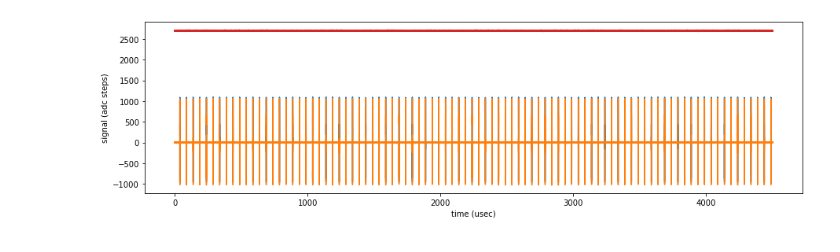
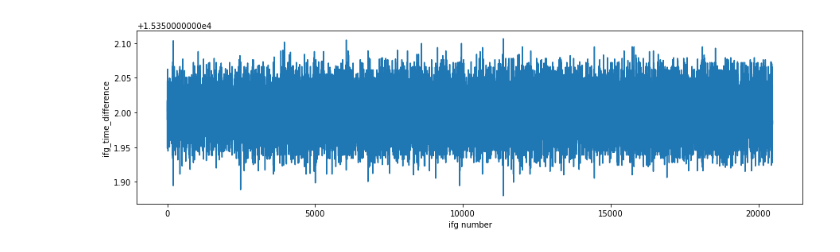
Before and after one commit to marcus-o/real_time_rfsoc_phase_correction, a Jupyter notebook: adjustable_pc_2ch/pynq/adjustable_phase_correction_2ch.ipynb, the cells around one changed output. Saved outputs shown, nothing was run; the diff lists cells and outputs as text; code cells hidden in the pictures.

```diff
--- a/adjustable_pc_2ch/pynq/adjustable_phase_correction_2ch.ipynb
+++ b/adjustable_pc_2ch/pynq/adjustable_phase_correction_2ch.ipynb
@@ -540,31 +753,23 @@ base.init_rf_clks()
 
 sampling_rate_in = 4915.2e6 / 8
 sampling_rate_after_hilbert = sampling_rate_in/2
-offset_freq = 20e3
 # should be a multiple of 512 (64*8)
 ifg_samples = int(sampling_rate_after_hilbert/offset_freq*0.95*0.95/512.)*512
 ifg_values = int(ifg_samples*2)
 
 # should be a multiple of 1024 (64*16)
-num_write_samples = int(27*512*10)*10
-# data type is 2*int16 (real+imag)
-num_write_values = int(num_write_samples*2)
-data_type = np.int16
+num_write_samples = int(1024*20)
+# data type is float32*4 (4 different quantities)
+num_write_values = int(num_write_samples*4)
+data_type = np.float32
 
 # allocates a ddr buffer
 result_mem = allocate(shape=(num_write_values,), dtype=data_type, target=base.ddr.ddr4_0)
 print('address, something wrong if not > 0x1000000000: ', hex(result_mem.physical_address))
 result_mem[:] = np.zeros(num_write_values, dtype=data_type)
 result_mem.flush()
-base.radio.writer_orig.write(base.radio.writer_orig.register_map.result_mem_offset_1.address, int(result_mem.physical_address & 0x00000000ffffffff))
-base.radio.writer_orig.write(base.radio.writer_orig.register_map.result_mem_offset_2.address, int(result_mem.physical_address/2**32))
-
-result_mem2 = allocate(shape=(num_write_values,), dtype=data_type, target=base.ddr.ddr4_0)
-print('address, something wrong if not > 0x1000000000: ', hex(result_mem2.physical_address))
-result_mem2[:] = np.zeros(num_write_values, dtype=data_type)
-result_mem2.flush()
-base.radio.writer_orig_2.write(base.radio.writer_orig_2.register_map.result_mem_offset_1.address, int(result_mem2.physical_address & 0x00000000ffffffff))
-base.radio.writer_orig_2.write(base.radio.writer_orig_2.register_map.result_mem_offset_2.address, int(result_mem2.physical_address/2**32))
+base.radio.writer_log.write(base.radio.writer_log.register_map.result_mem_offset_1.address, int(result_mem.physical_address & 0x00000000ffffffff))
+base.radio.writer_log.write(base.radio.writer_log.register_map.result_mem_offset_2.address, int(result_mem.physical_address/2**32))
 
 # needs to be large enough for at least one detuning plus the measure worker time (3500 clocks)
 # if the measurement starts at a bad moment, the delay until the first ifg also must fit
@@ -592,24 +797,23 @@ base.radio.dma_passer_2.write(base.radio.dma_passer_2.register_map.mem_r_offset_
 base.radio.dma_passer_2.write(base.radio.dma_passer_2.register_map.mem_r_offset_2.address, int(buffer_mem2.physical_address/2**32))
 base.radio.dma_passer_2.write(base.radio.dma_passer_2.register_map.num_samples.address, process_buffer_length)
 
-# configure measure worker and averager to the correct sample length and delay
+# configure measure worker and averager to the correct sample length
 base.radio.measure_worker.write(base.radio.measure_worker.register_map.num_samples.address, ifg_samples)
-base.radio.measure_worker.write(base.radio.measure_worker.register_map.delay_ch_2.address, 5)
-base.radio.measure_worker.write(base.radio.measure_worker.register_map.phase_mult_ch_2.address, 1)
-base.radio.trigger_worker.write(base.radio.trigger_worker.register_map.trig_val_sq.address, 500**2)
+base.radio.measure_worker.write(base.radio.measure_worker.register_map.delay_ch_2.address, delay_ch_2)
+base.radio.measure_worker.write(base.radio.measure_worker.register_map.phase_mult_ch_2.address, phase_mult_ch_2)
+base.radio.trigger_worker.write(base.radio.trigger_worker.register_map.trig_val_sq.address, trig_val**2)
 
-# configures averages (set demanded_avgs to 0 to avoid memory access but must set num_samples to avoid backpressure)
+# configures averages (set to 0 to avoid memory access)
 base.radio.pc_averager.write(base.radio.pc_averager.register_map.num_samples.address, ifg_samples)
 base.radio.pc_averager_2.write(base.radio.pc_averager_2.register_map.num_samples.address, ifg_samples)
 base.radio.pc_averager.write(base.radio.pc_averager.register_map.demanded_avgs.address, 0)
 base.radio.pc_averager_2.write(base.radio.pc_averager_2.register_map.demanded_avgs.address, 0)
 
-# tells writer_orig to write the result
-base.radio.writer_orig.write(base.radio.writer_orig.register_map.num_samples.address, int(num_write_samples))
-base.radio.writer_orig.write(base.radio.writer_orig.register_map.write_in.address, 1)
-
-base.radio.writer_orig_2.write(base.radio.writer_orig_2.register_map.num_samples.address, int(num_write_samples))
-base.radio.writer_orig_2.write(base.radio.writer_orig_2.register_map.write_in.address, 1)
+# set up num_samples (all must be set to at least 16 to avoid backpressure deadlock)
+# re-uses the other writer, which sends 16 samples at once; log also sends 16 samples per write
+# tells writer_log to write the result
+base.radio.writer_log.write(base.radio.writer_log.register_map.num_samples.address, num_write_values)
+base.radio.writer_log.write(base.radio.writer_log.register_map.write_in.address, 1)
 
 # turns on all writer ips (and auto restart) (all must be on to avoid backpressure deadlock)
 base.radio.pc_averager.write(base.radio.pc_averager.register_map.CTRL.address, 0x81)
@@ -623,43 +827,39 @@ base.radio.measure_worker.write(base.radio.measure_worker.register_map.CTRL.addr
 
 # turns on the data stream
 base.radio.input_passer_double.write(base.radio.input_passer_double.register_map.send.address, 1)
-while(base.radio.writer_orig.read(base.radio.writer_orig.register_map.write_out.address) < 1):
-    pass
-while(base.radio.writer_orig_2.read(base.radio.writer_orig_2.register_map.write_out.address) < 1):
+while(base.radio.writer_log.read(base.radio.writer_log.register_map.write_out.address) < 1):
     pass
 base.radio.input_passer_double.write(base.radio.input_passer_double.register_map.send.address, 0)
 
 result_mem.invalidate()
-result_mem2.invalidate()
 data = np.copy(result_mem)
-data2 = np.copy(result_mem2)
 
-del result_mem, result_mem2, buffer_mem, buffer_mem2
+del result_mem, buffer_mem, buffer_mem2
 
-data = data[::2] + 1j*data[1::2]
-data2 = data2[::2] + 1j*data2[1::2]
-
-time_vec = np.arange(0, num_write_samples)/sampling_rate_after_hilbert
-freq = np.fft.fftfreq(data.shape[0], d=time_vec[1]-time_vec[0])
+delta_times = data[::4]
+phases = data[1::4]
+center_freqs = data[2::4]
+spacers = data[3::4]
 
 plt.figure(figsize=(15,4))
-plt.plot(time_vec*1e6, np.real(data))
-plt.plot(time_vec*1e6, np.imag(data))
-plt.plot(time_vec*1e6, np.real(data2)+2.1*np.max(np.abs(data)))
-plt.plot(time_vec*1e6, np.imag(data2)+2.1*np.max(np.abs(data)))
-#plt.xlim([0, 1])
-plt.xlabel('time (usec)')
-plt.ylabel('signal (adc steps)')
+plt.plot(delta_times)
+#plt.xlim([-10, 1000])
+plt.xlabel('ifg number')
+plt.ylabel('ifg_time_difference')
 plt.show()
 
 plt.figure(figsize=(15,4))
-data_fft = np.fft.fft(data)
-data_fft2 = np.fft.fft(data2)
-plt.plot(freq*1e-6, np.abs(data_fft))
-plt.plot(freq*1e-6, np.abs(data_fft2)+1.1*np.max(np.abs(data_fft)))
-#plt.xlim([0, 1])
-plt.xlabel('freq (MHz)')
-plt.ylabel('signal (adc steps)')
+plt.plot(np.diff(np.unwrap(phases*np.pi))/np.pi)
+#plt.xlim([-10, 1000])
+plt.xlabel('ifg number')
+plt.ylabel('ifg_phases (pi)')
 plt.show()
+
+plt.figure(figsize=(15,4))
+plt.plot((center_freqs*sampling_rate_after_hilbert+sampling_rate_after_hilbert/2)/1e6)
+#plt.xlim([-10, 1000])
+plt.xlabel('ifg number')
+plt.ylabel('ifg_freq (MHz)')
+plt.show()
 # %% [output]
 address, something wrong if not > 0x1000000000:  0x1000000000
@@ -669 +868 @@ buffer address, something wrong if not >= 0x1000000000:  0x1000ab5000
-[figure, old version]
+[figure, new version]
```
Also changed, not shown: parts of 9 cells of this notebook, 1 other file.
